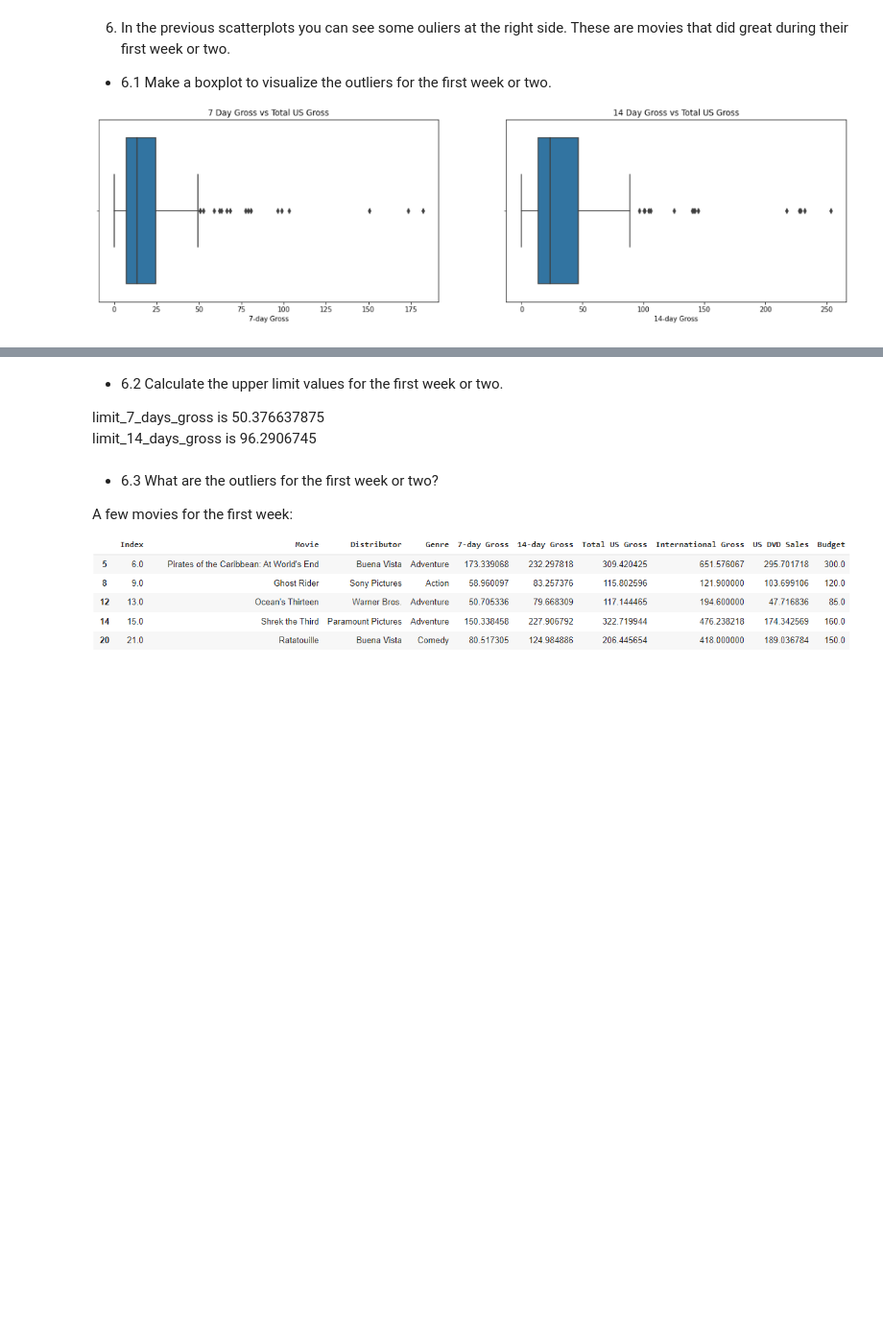
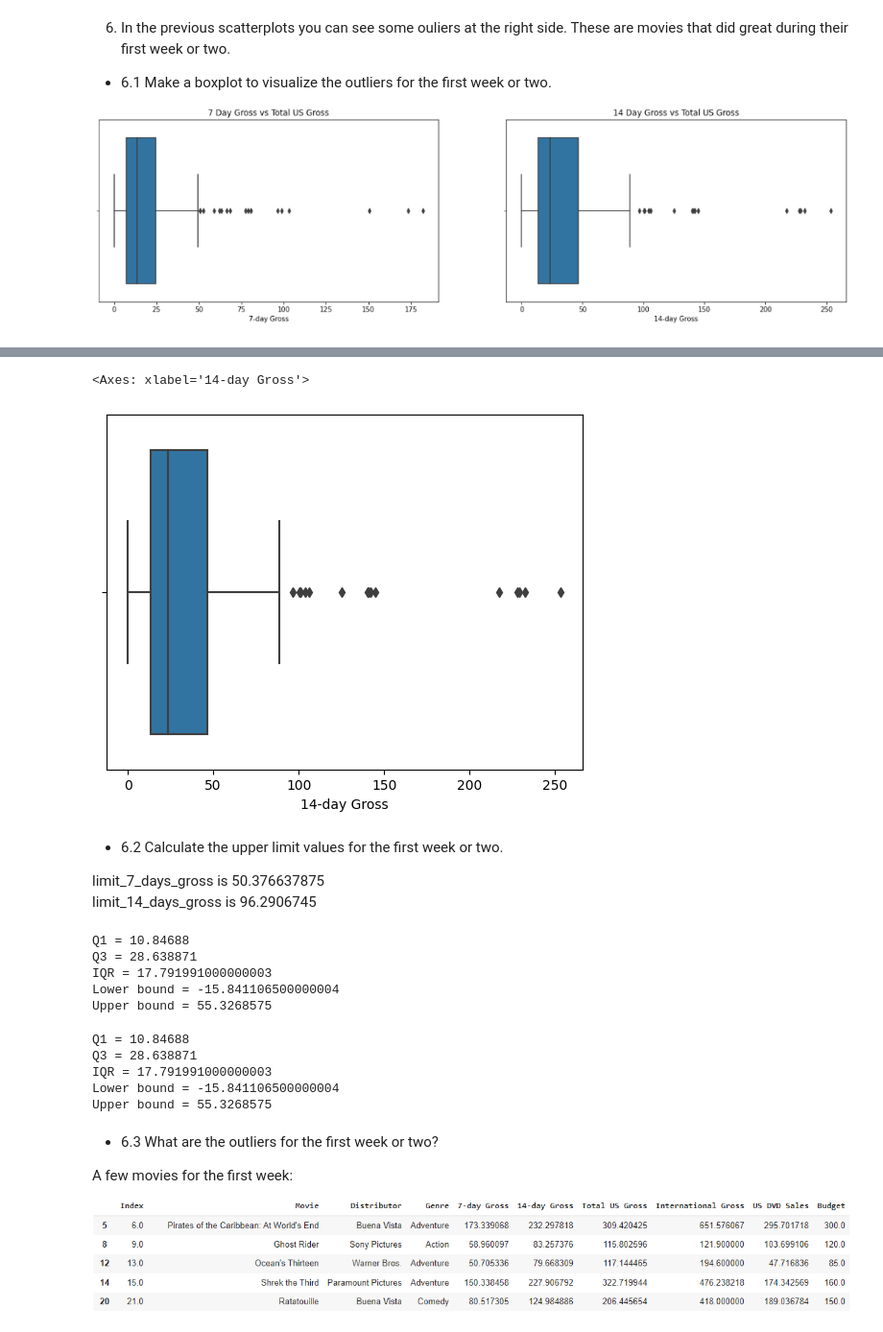
Before and after one commit to JasperLefever/dsai-oef, a Jupyter notebook: 6-regression-analyis/labs_regression_analysis.ipynb, the cells around one changed output, grey strips where cells are left out. Shown at 96% size. Saved outputs shown, nothing was run; the diff lists cells and outputs as text; code cells hidden in the pictures; blank space fills up the shorter version.

```diff
--- a/6-regression-analyis/labs_regression_analysis.ipynb
+++ b/6-regression-analyis/labs_regression_analysis.ipynb
@@ -314,8 +389,47 @@ during their first week or two.
+# %%
+sns.boxplot(data=extra_14_day_gross, x='14-day Gross')
+# %% [output]
+<Axes: xlabel='14-day Gross'>
+[figure, added]
 # %% [markdown]
 * 6.2 Calculate the upper limit values for the first week or two.
 
 limit_7_days_gross is 50.376637875
 limit_14_days_gross is 96.2906745
+# %%
+q1 = extra_7_day_gross['7-day Gross'].quantile(0.25)
+print(f"Q1 = {q1}")
+q3 = extra_7_day_gross['7-day Gross'].quantile(0.75)
+print(f"Q3 = {q3}")
+iqr = q3 - q1
+print(f"IQR = {iqr}")
+lower_bound = q1 - 1.5 * iqr
+print(f"Lower bound = {lower_bound}")
+upper_bound = q3 + 1.5 * iqr
+print(f"Upper bound = {upper_bound}")
+# %% [output]
+Q1 = 10.84688
+Q3 = 28.638871
+IQR = 17.791991000000003
+Lower bound = -15.841106500000004
+Upper bound = 55.3268575
+# %%
+q1_14 = extra_14_day_gross['14-day Gross'].quantile(0.25)
+print(f"Q1 = {q1_14}")
+q3_14  = extra_14_day_gross['14-day Gross'].quantile(0.75)
+print(f"Q3 = {q3_14}")
+iqr_14  = q3_14 - q1_14
+print(f"IQR = {iqr_14}")
+lower_bound_14  = q1_14 - 1.5 * iqr_14
+print(f"Lower bound = {lower_bound_14}")
+upper_bound_14  = q3_14 + 1.5 * iqr_14
+print(f"Upper bound = {upper_bound_14}")
+# %% [output]
+Q1 = 10.84688
+Q3 = 28.638871
+IQR = 17.791991000000003
+Lower bound = -15.841106500000004
+Upper bound = 55.3268575
 # %% [markdown]
 * 6.3 What are the outliers for the first week or two?
 
```
Also changed, not shown: parts of 19 cells of this notebook.
